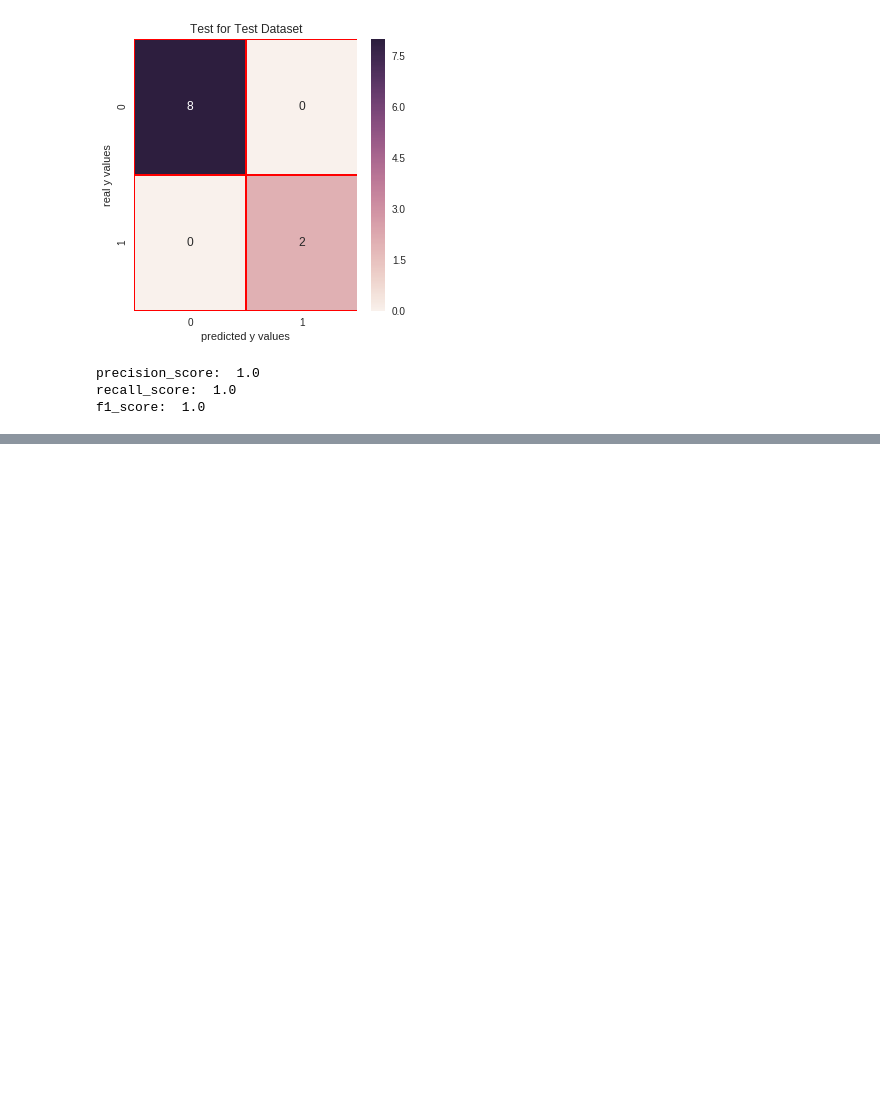
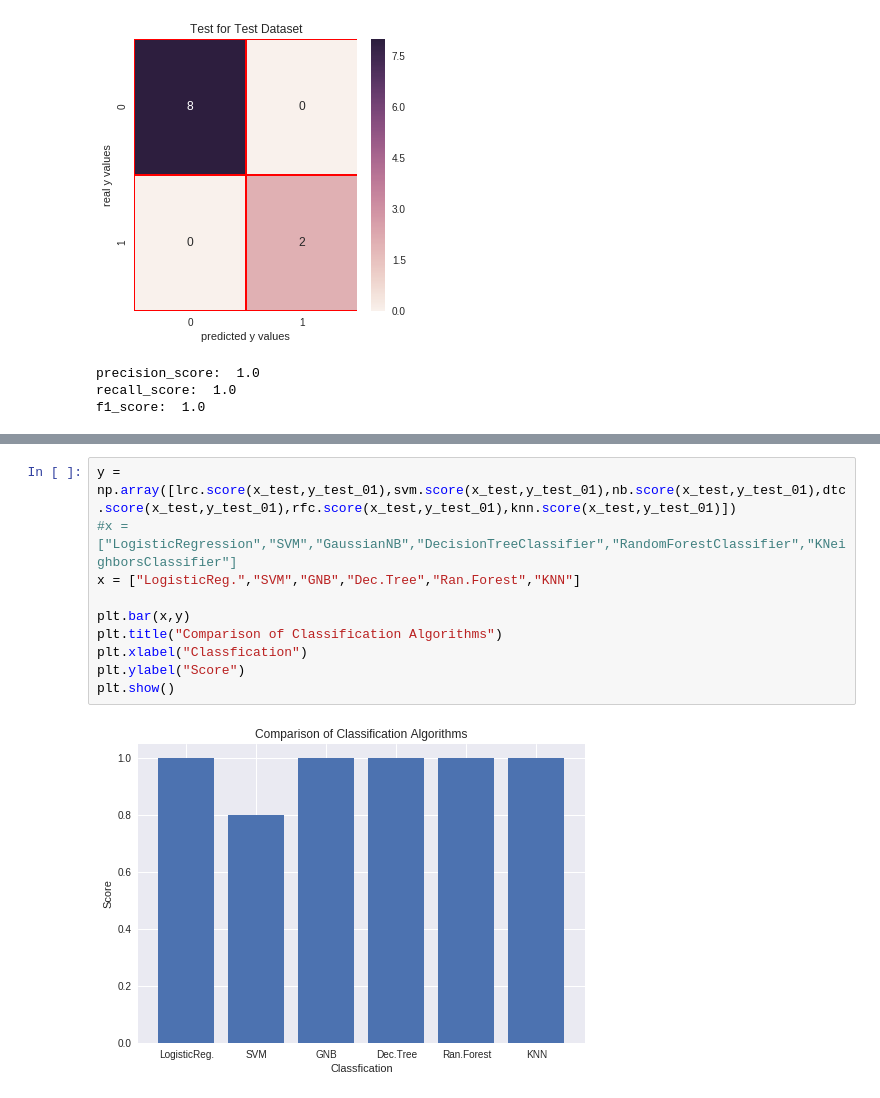
Before and after one commit to Anandharajan/DriverBehaviour, a Jupyter notebook: DriverBehaviour.ipynb, the cells around one changed output, grey strips where cells are left out. Saved outputs shown, nothing was run; the diff lists cells and outputs as text; blank space fills up the shorter version.

```diff
--- a/DriverBehaviour.ipynb
+++ b/DriverBehaviour.ipynb
@@ -536,0 +547,12 @@ f1_score:  1.0
+# %%
+y = np.array([lrc.score(x_test,y_test_01),svm.score(x_test,y_test_01),nb.score(x_test,y_test_01),dtc.score(x_test,y_test_01),rfc.score(x_test,y_test_01),knn.score(x_test,y_test_01)])
+#x = ["LogisticRegression","SVM","GaussianNB","DecisionTreeClassifier","RandomForestClassifier","KNeighborsClassifier"]
+x = ["LogisticReg.","SVM","GNB","Dec.Tree","Ran.Forest","KNN"]
+
+plt.bar(x,y)
+plt.title("Comparison of Classification Algorithms")
+plt.xlabel("Classfication")
+plt.ylabel("Score")
+plt.show()
+# %% [output]
+[figure, added]
```
Also changed, not shown: parts of 4 cells of this notebook.
